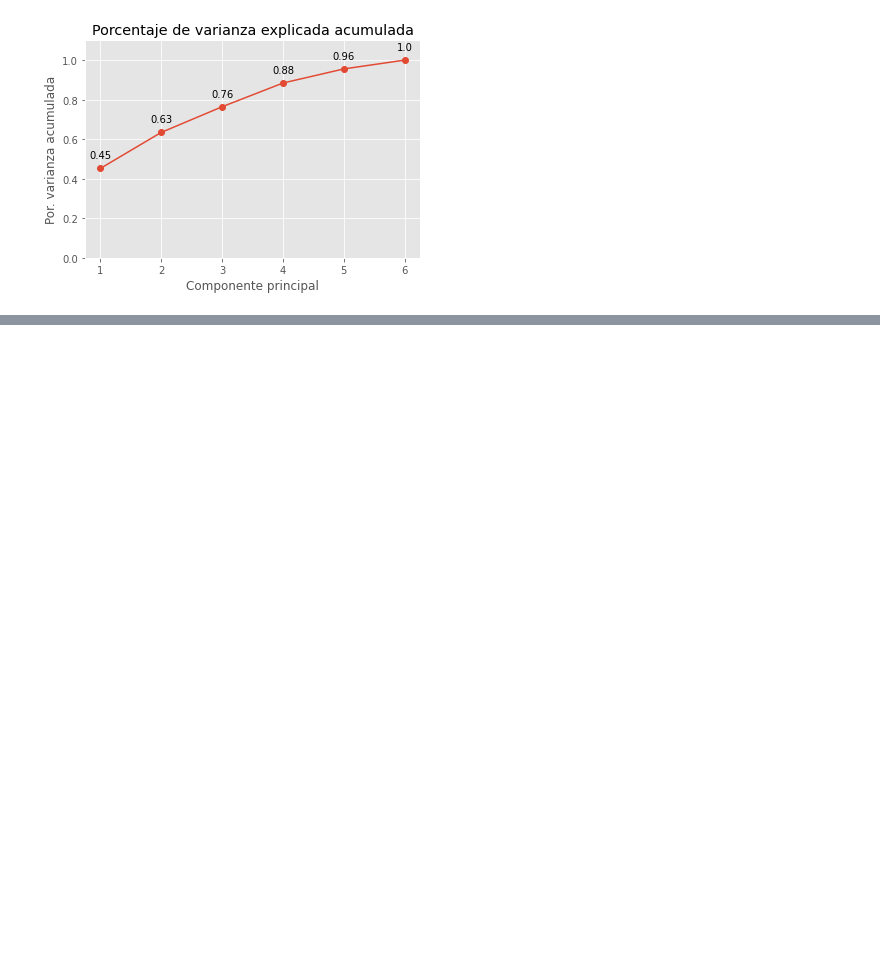
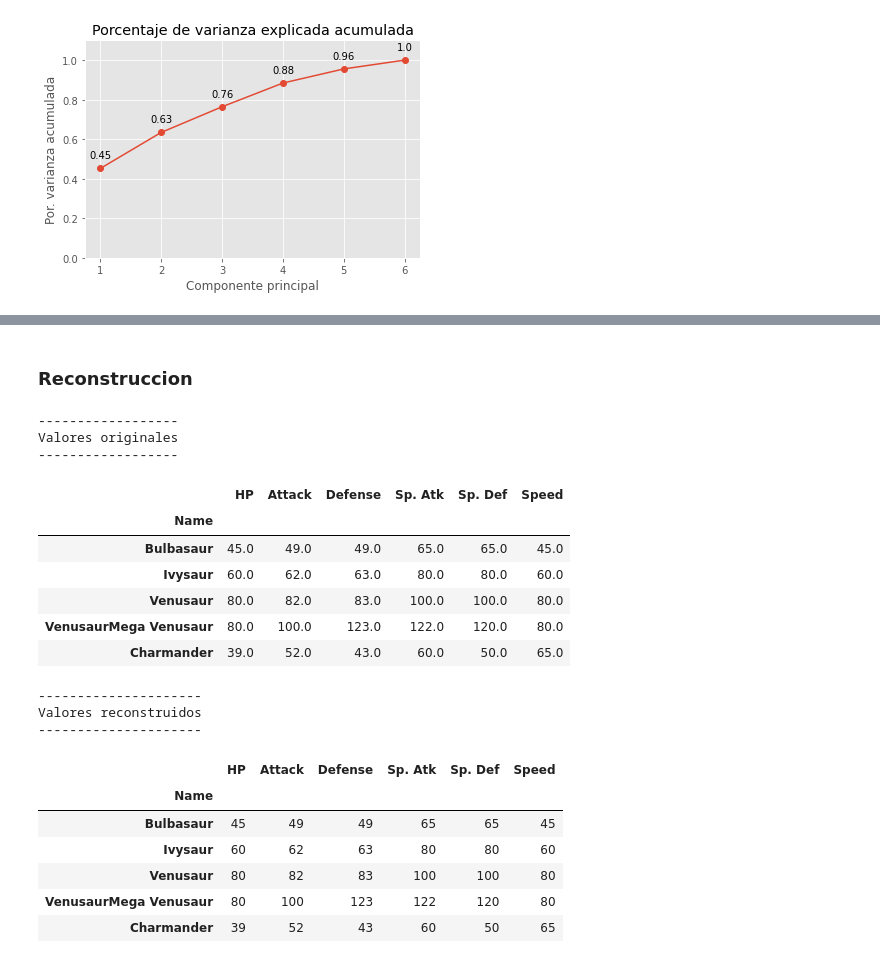
Before and after one commit to Eva02Daruma/Preparacion-prueba-2-IA, a Jupyter notebook: prepPCA.ipynb, the cells around one changed output, grey strips where cells are left out. Saved outputs shown, nothing was run; the diff lists cells and outputs as text; code cells hidden in the pictures; blank space fills up the shorter version.

```diff
--- a/prepPCA.ipynb
+++ b/prepPCA.ipynb
@@ -508,0 +529,41 @@ Porcentaje de varianza explicada acumulada
+# %% [markdown]
+### Reconstruccion
+# %%
+# Recostruccion de las proyecciones
+# ==============================================================================
+recostruccion = pca_pipe.inverse_transform(proyecciones)
+recostruccion = pd.DataFrame(
+                    recostruccion,
+                    columns = datapokemon.columns,
+                    index   = datapokemon.index
+)
+print('------------------')
+print('Valores originales')
+print('------------------')
+display(recostruccion.head())
+
+print('---------------------')
+print('Valores reconstruidos')
+print('---------------------')
+display(datapokemon.head())
+# %% [output]
+------------------
+Valores originales
+------------------
+|  | HP | Attack | Defense | Sp. Atk | Sp. Def | Speed |
+| Name |  |  |  |  |  |  |
+| Bulbasaur | 45.0 | 49.0 | 49.0 | 65.0 | 65.0 | 45.0 |
+| Ivysaur | 60.0 | 62.0 | 63.0 | 80.0 | 80.0 | 60.0 |
+| Venusaur | 80.0 | 82.0 | 83.0 | 100.0 | 100.0 | 80.0 |
+| VenusaurMega Venusaur | 80.0 | 100.0 | 123.0 | 122.0 | 120.0 | 80.0 |
+| Charmander | 39.0 | 52.0 | 43.0 | 60.0 | 50.0 | 65.0 |
+---------------------
+Valores reconstruidos
+---------------------
+|  | HP | Attack | Defense | Sp. Atk | Sp. Def | Speed |
+| Name |  |  |  |  |  |  |
+| Bulbasaur | 45 | 49 | 49 | 65 | 65 | 45 |
+| Ivysaur | 60 | 62 | 63 | 80 | 80 | 60 |
+| Venusaur | 80 | 82 | 83 | 100 | 100 | 80 |
+| VenusaurMega Venusaur | 80 | 100 | 123 | 122 | 120 | 80 |
+| Charmander | 39 | 52 | 43 | 60 | 50 | 65 |
```
Also changed, not shown: parts of 2 cells of this notebook.
